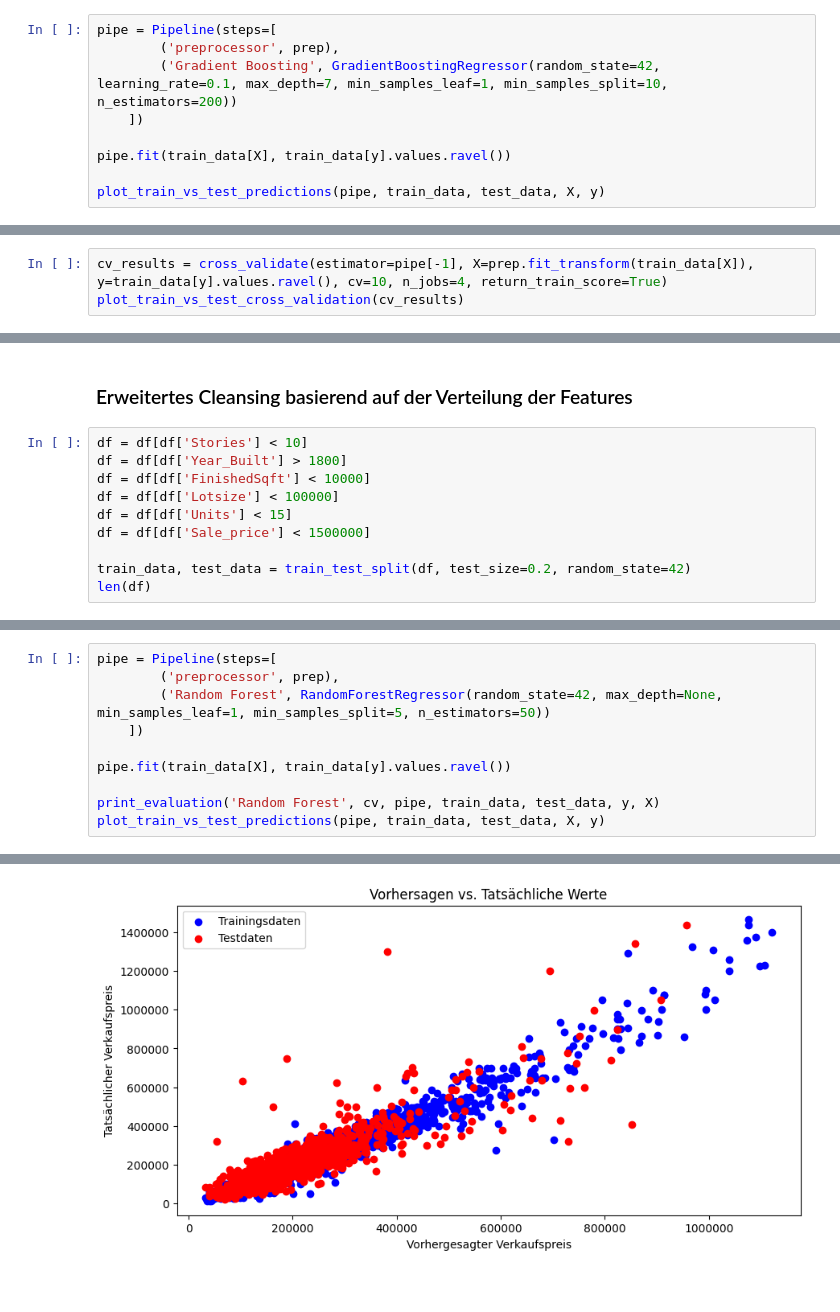
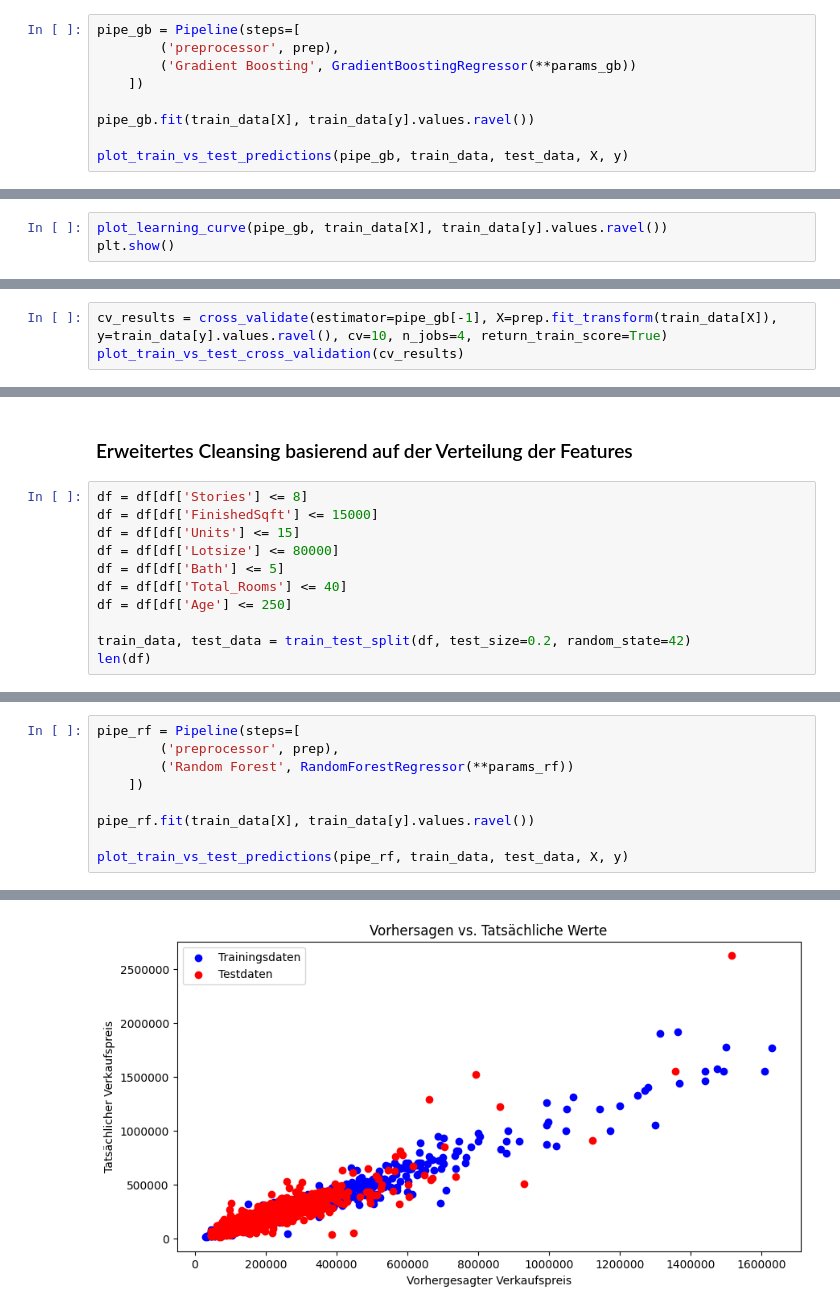
Before and after one commit to mixd304/dbuas-modul_13-applied-ds-2-ml-and-reporting-studienarbeit-darius-mix, a Jupyter notebook: notebooks/main.ipynb, the cells around one changed output, grey strips where cells are left out. Cells and saved outputs as stored; diff of their text form.

```diff
--- a/notebooks/main.ipynb
+++ b/notebooks/main.ipynb
@@ -238,10 +276,10 @@ plot_train_vs_test_cross_validation(cv_results)
 # %%
-pipe = Pipeline(steps=[
+pipe_gb = Pipeline(steps=[
         ('preprocessor', prep),
-        ('Gradient Boosting', GradientBoostingRegressor(random_state=42, learning_rate=0.1, max_depth=7, min_samples_leaf=1, min_samples_split=10, n_estimators=200))
+        ('Gradient Boosting', GradientBoostingRegressor(**params_gb))
     ])
 
-pipe.fit(train_data[X], train_data[y].values.ravel())
+pipe_gb.fit(train_data[X], train_data[y].values.ravel())
 
-plot_train_vs_test_predictions(pipe, train_data, test_data, X, y)
+plot_train_vs_test_predictions(pipe_gb, train_data, test_data, X, y)
 # %% [output]
@@ -248,0 +289,3 @@ plot_train_vs_test_predictions(pipe, train_data, test_data, X, y)
+# %%
+plot_learning_curve(pipe_gb, train_data[X], train_data[y].values.ravel())
+plt.show()
@@ -249,4 +296,4 @@ plot_train_vs_test_predictions(pipe, train_data, test_data, X, y)
 # %%
-cv_results = cross_validate(estimator=pipe[-1], X=prep.fit_transform(train_data[X]), y=train_data[y].values.ravel(), cv=10, n_jobs=4, return_train_score=True)
+cv_results = cross_validate(estimator=pipe_gb[-1], X=prep.fit_transform(train_data[X]), y=train_data[y].values.ravel(), cv=10, n_jobs=4, return_train_score=True)
 plot_train_vs_test_cross_validation(cv_results)
 # %% [output]
@@ -256,12 +303,13 @@ plot_train_vs_test_cross_validation(cv_results)
 # %% [markdown]
 ### Erweitertes Cleansing basierend auf der Verteilung der Features
 # %%
-df = df[df['Stories'] < 10]
-df = df[df['Year_Built'] > 1800]
-df = df[df['FinishedSqft'] < 10000]
-df = df[df['Lotsize'] < 100000]
-df = df[df['Units'] < 15]
-df = df[df['Sale_price'] < 1500000]
+df = df[df['Stories'] <= 8]
+df = df[df['FinishedSqft'] <= 15000]
+df = df[df['Units'] <= 15]
+df = df[df['Lotsize'] <= 80000]
+df = df[df['Bath'] <= 5]
+df = df[df['Total_Rooms'] <= 40]
+df = df[df['Age'] <= 250]
 
 train_data, test_data = train_test_split(df, test_size=0.2, random_state=42)
 len(df)
@@ -272,11 +320,10 @@ Random Forest
 # %%
-pipe = Pipeline(steps=[
+pipe_rf = Pipeline(steps=[
         ('preprocessor', prep),
-        ('Random Forest', RandomForestRegressor(random_state=42, max_depth=None, min_samples_leaf=1, min_samples_split=5, n_estimators=50))
+        ('Random Forest', RandomForestRegressor(**params_rf))
     ])
 
-pipe.fit(train_data[X], train_data[y].values.ravel())
+pipe_rf.fit(train_data[X], train_data[y].values.ravel())
 
-print_evaluation('Random Forest', cv, pipe, train_data, test_data, y, X)
-plot_train_vs_test_predictions(pipe, train_data, test_data, X, y)
+plot_train_vs_test_predictions(pipe_rf, train_data, test_data, X, y)
 # %% [output]
@@ -290 +330 @@ Random Forest - Out-of-sample -   r2: 0.75
-[figure, old version]
+[figure, new version]
```
Also changed, not shown: parts of 35 cells of this notebook.
